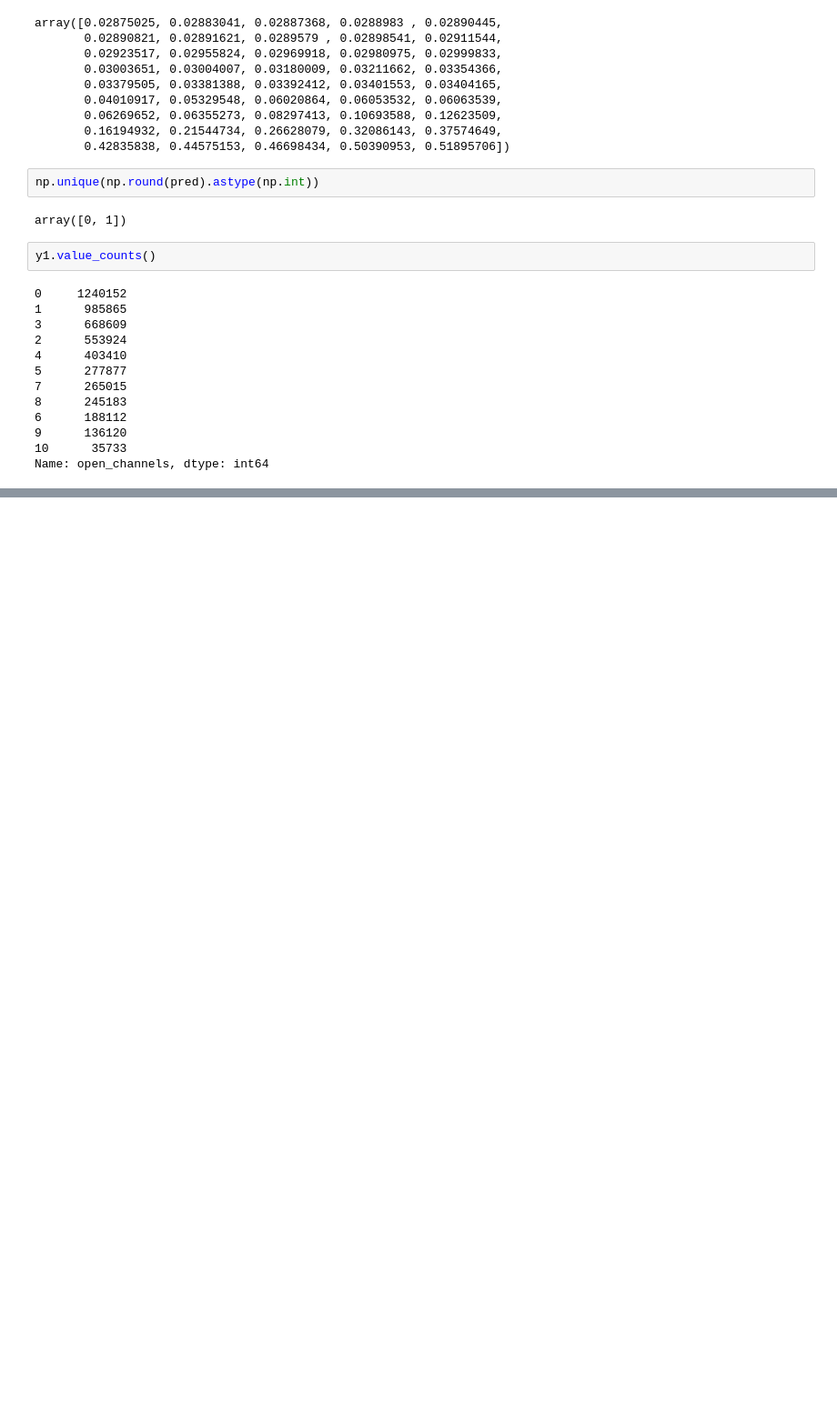
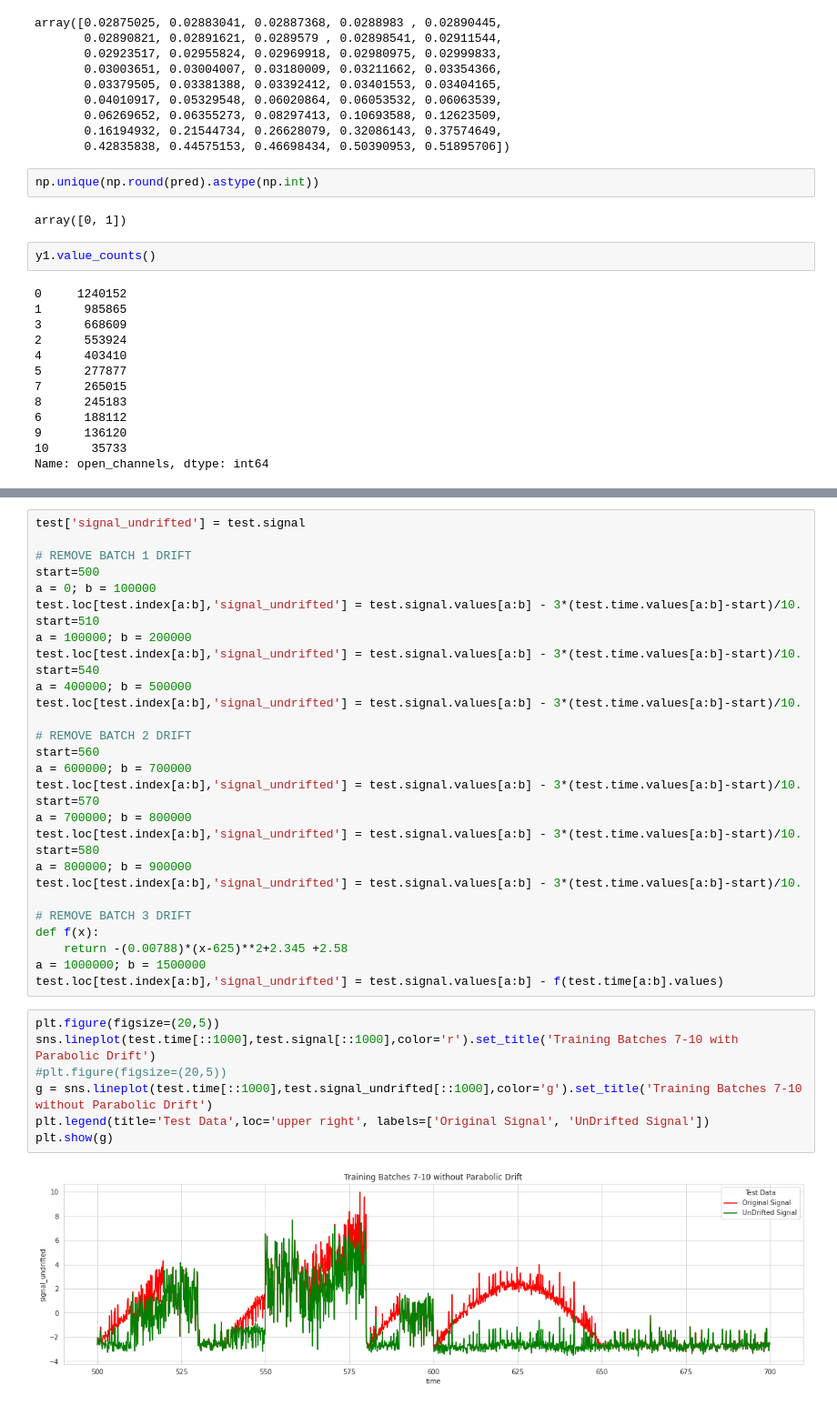
Before and after one commit to Beluuuuuuga/python_machine_learning_2nd_edition, a Jupyter notebook: kaggle_ion_switching.ipynb, the cells around one changed output, grey strips where cells are left out. Shown: that part at 91% size. Drawn from its saved outputs; the diff is of its cells as text; blank space fills up the shorter version.

```diff
--- a/kaggle_ion_switching.ipynb
+++ b/kaggle_ion_switching.ipynb
@@ -321,0 +370,39 @@ Name: open_channels, dtype: int64
+# %%
+test['signal_undrifted'] = test.signal
+
+# REMOVE BATCH 1 DRIFT
+start=500
+a = 0; b = 100000
+test.loc[test.index[a:b],'signal_undrifted'] = test.signal.values[a:b] - 3*(test.time.values[a:b]-start)/10.
+start=510
+a = 100000; b = 200000
+test.loc[test.index[a:b],'signal_undrifted'] = test.signal.values[a:b] - 3*(test.time.values[a:b]-start)/10.
+start=540
+a = 400000; b = 500000
+test.loc[test.index[a:b],'signal_undrifted'] = test.signal.values[a:b] - 3*(test.time.values[a:b]-start)/10.
+
+# REMOVE BATCH 2 DRIFT
+start=560
+a = 600000; b = 700000
+test.loc[test.index[a:b],'signal_undrifted'] = test.signal.values[a:b] - 3*(test.time.values[a:b]-start)/10.
+start=570
+a = 700000; b = 800000
+test.loc[test.index[a:b],'signal_undrifted'] = test.signal.values[a:b] - 3*(test.time.values[a:b]-start)/10.
+start=580
+a = 800000; b = 900000
+test.loc[test.index[a:b],'signal_undrifted'] = test.signal.values[a:b] - 3*(test.time.values[a:b]-start)/10.
+
+# REMOVE BATCH 3 DRIFT
+def f(x):
+    return -(0.00788)*(x-625)**2+2.345 +2.58
+a = 1000000; b = 1500000
+test.loc[test.index[a:b],'signal_undrifted'] = test.signal.values[a:b] - f(test.time[a:b].values)
+# %%
+plt.figure(figsize=(20,5))
+sns.lineplot(test.time[::1000],test.signal[::1000],color='r').set_title('Training Batches 7-10 with Parabolic Drift')
+#plt.figure(figsize=(20,5))
+g = sns.lineplot(test.time[::1000],test.signal_undrifted[::1000],color='g').set_title('Training Batches 7-10 without Parabolic Drift')
+plt.legend(title='Test Data',loc='upper right', labels=['Original Signal', 'UnDrifted Signal'])
+plt.show(g)
+# %% [output]
+[figure, added]
```
Also changed, not shown: parts of 20 cells of this notebook.
